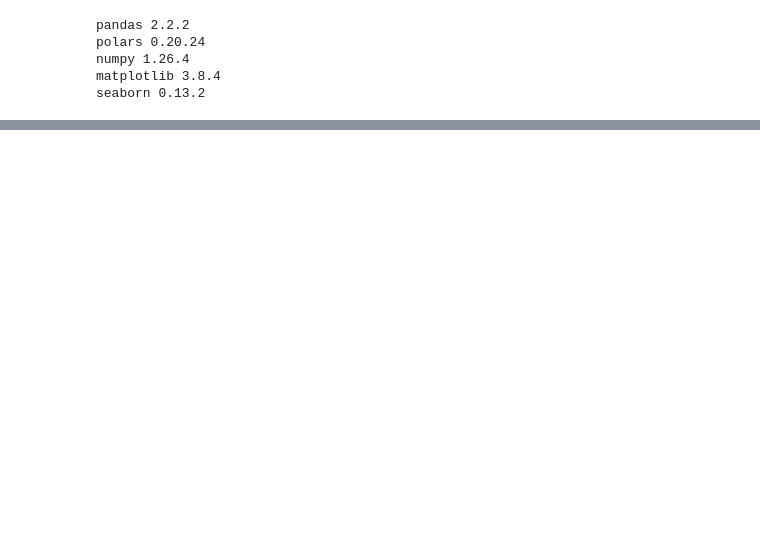
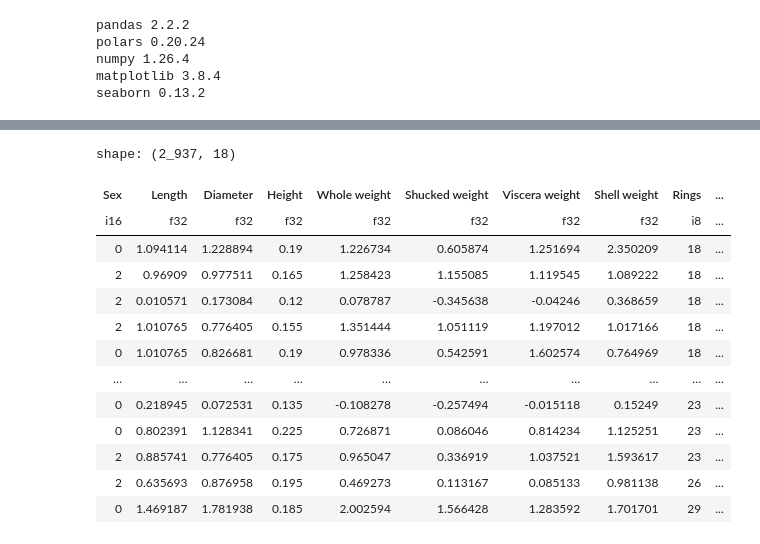
Before and after one commit to sunkusun9/sgml, a Jupyter notebook: abalone.ipynb, the cells around one changed output, grey strips where cells are left out. Cells and saved outputs as stored; diff of their text form; code cells hidden in the pictures; blank space fills up the shorter version.

```diff
--- a/abalone.ipynb
+++ b/abalone.ipynb
@@ -178,0 +319,23 @@ dfl_test = dfl_abalone[test_idx]
+# %%
+# procs할 때 df_feat에 df_feature를 전달하면, processor들은 fit을 하게 되고,
+# 반환되는 df_feature에는 procs에 정의된 변수에 대한 사항이 들어가 있게 됩니다.
+dfl_train, df_feature = dproc.apply_procs(dfl_train, procs, df_feat=df_feature)
+# procs를 적용할 때 df_feature를 전달하지 않으면, processor들은 transform만 합니다.
+dfl_test, _  = dproc.apply_procs(dfl_test, procs)
+# %%
+dfl_train
+# %% [output]
+shape: (2_937, 18)
+| Sex | Length | Diameter | Height | Whole weight | Shucked weight | Viscera weight | Shell weight | Rings | ... |
+| i16 | f32 | f32 | f32 | f32 | f32 | f32 | f32 | i8 | ... |
+| 0 | 1.094114 | 1.228894 | 0.19 | 1.226734 | 0.605874 | 1.251694 | 2.350209 | 18 | ... |
+| 2 | 0.96909 | 0.977511 | 0.165 | 1.258423 | 1.155085 | 1.119545 | 1.089222 | 18 | ... |
+| 2 | 0.010571 | 0.173084 | 0.12 | 0.078787 | -0.345638 | -0.04246 | 0.368659 | 18 | ... |
+| 2 | 1.010765 | 0.776405 | 0.155 | 1.351444 | 1.051119 | 1.197012 | 1.017166 | 18 | ... |
+| 0 | 1.010765 | 0.826681 | 0.19 | 0.978336 | 0.542591 | 1.602574 | 0.764969 | 18 | ... |
+| … | … | … | … | … | … | … | … | … | ... |
+| 0 | 0.218945 | 0.072531 | 0.135 | -0.108278 | -0.257494 | -0.015118 | 0.15249 | 23 | ... |
+| 0 | 0.802391 | 1.128341 | 0.225 | 0.726871 | 0.086046 | 0.814234 | 1.125251 | 23 | ... |
+| 2 | 0.885741 | 0.776405 | 0.175 | 0.965047 | 0.336919 | 1.037521 | 1.593617 | 23 | ... |
+| 2 | 0.635693 | 0.876958 | 0.195 | 0.469273 | 0.113167 | 0.085133 | 0.981138 | 26 | ... |
+| 0 | 1.469187 | 1.781938 | 0.185 | 2.002594 | 1.566428 | 1.283592 | 1.701701 | 29 | ... |
```
Also changed, not shown: parts of 15 cells of this notebook.
